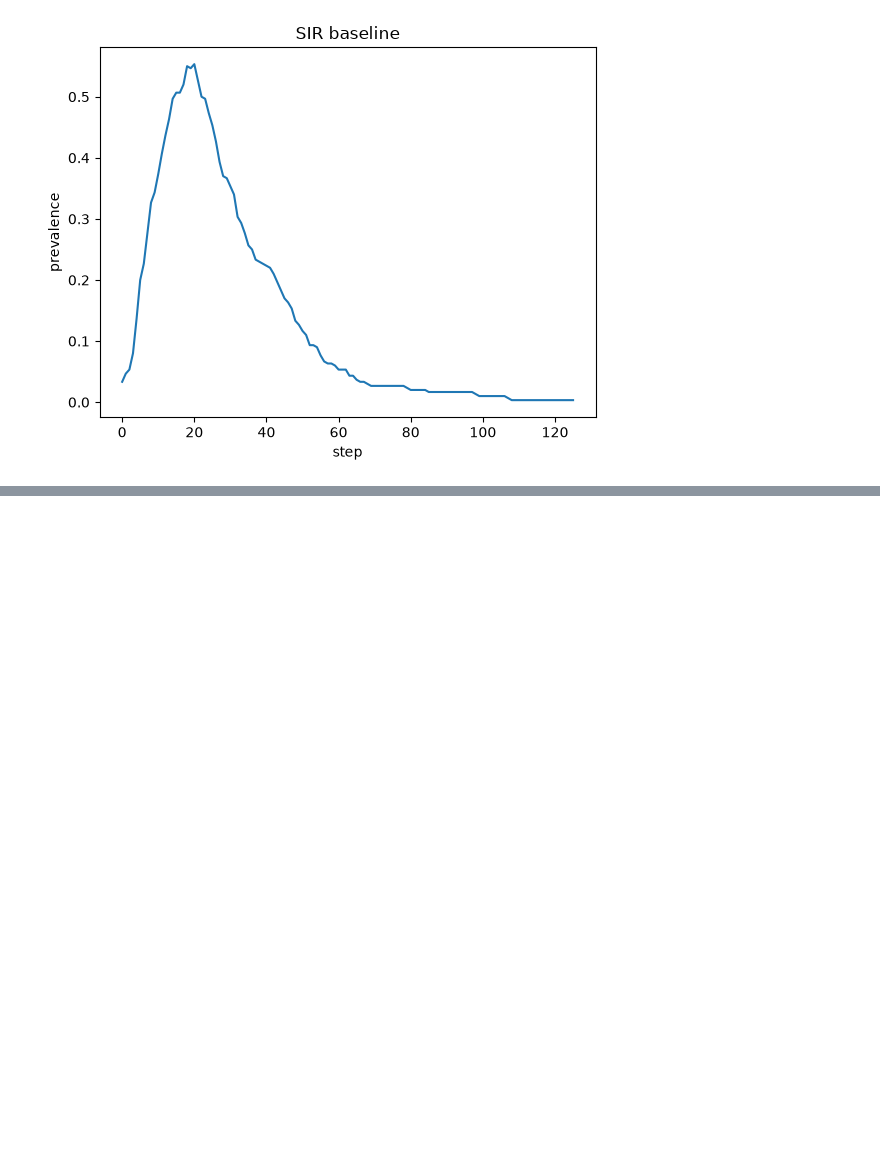
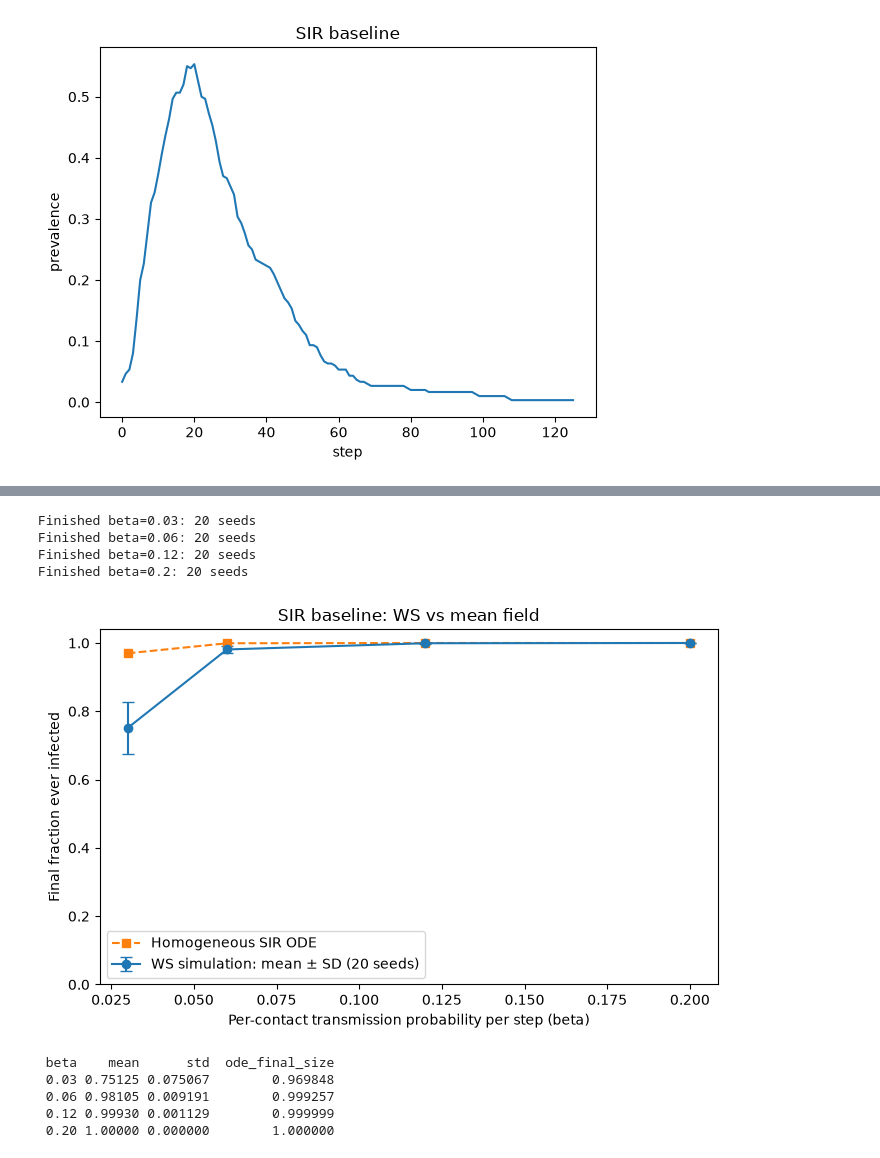
Before and after one commit to idawang142/4403PROJECT, a Jupyter notebook: notebooks/01_validation.ipynb, the cells around one changed output, grey strips where cells are left out. Cells and saved outputs as stored; diff of their text form; code cells hidden in the pictures; blank space fills up the shorter version.

Commit message:
Add mean-field validation and update network scope

```diff
--- a/notebooks/01_validation.ipynb
+++ b/notebooks/01_validation.ipynb
@@ -1,3 +1,12 @@
+# %%
+from pathlib import Path
+import sys
+ROOT = Path.cwd().resolve()
+if not (ROOT / "src").is_dir():
+    ROOT = ROOT.parent
+assert (ROOT / "src").is_dir(), "Open this notebook from the project folder"
+if str(ROOT) not in sys.path:
+    sys.path.insert(0, str(ROOT))
 # %% [markdown]
 # 01 Validation — SIR baseline (no behaviour)
 Checks: beta=0 no spread, gamma=1 fast recovery, determinism, mean-field sanity.
@@ -30,0 +32,61 @@ plt.plot(out['prev_series']); plt.xlabel('step'); plt.ylabel('prevalence'); plt.
+# %%
+import numpy as np
+import pandas as pd
+import matplotlib.pyplot as plt
+from scipy.integrate import solve_ivp
+from src.simulation import SimParams, run_coupled
+
+# Fractions s+i+r=1; beta and gamma are used as per-step rate approximations.
+N, K, GAMMA, INITIAL = 1000, 6, 0.05, 10
+BETAS = [0.03, 0.06, 0.12, 0.2]
+def ode_final(beta):
+    def rhs(t,y):
+        s,i,r=y
+        incidence=beta*K*s*i
+        recovery=GAMMA*i
+        return [-incidence, incidence-recovery, recovery]
+    sol=solve_ivp(rhs,(0,5000),[1-INITIAL/N,INITIAL/N,0.],
+                  rtol=1e-9,atol=1e-11)
+    assert sol.success
+    assert abs(sol.y[:, -1].sum()-1)<1e-7
+    assert sol.y[1,-1]<1e-7
+    return 1-sol.y[0,-1]
+
+rows=[]
+for beta in BETAS:
+    for seed in range(20):
+        out=run_coupled(SimParams(topology="ws",n=N,seed=seed,beta=beta,
+            gamma=GAMMA,init_infected=INITIAL,rule="none",max_steps=2000))
+        if out["duration"]>=2000:
+            raise RuntimeError("Simulation reached the time cap; extend the horizon")
+        rows.append({"beta":beta,"seed":seed,"final_size":out["final_size"]})
+    print(f"Finished beta={beta}: 20 seeds")
+runs=pd.DataFrame(rows)
+summary=runs.groupby("beta")["final_size"].agg(["mean","std"]).reset_index()
+summary["ode_final_size"]=[ode_final(b) for b in summary.beta]
+folder=ROOT/"figures"
+folder.mkdir(exist_ok=True)
+runs.to_csv(folder/"mean_field_runs.csv",index=False)
+summary.to_csv(folder/"mean_field_summary.csv",index=False)
+fig,ax=plt.subplots(figsize=(7,4.5))
+ax.errorbar(summary.beta,summary["mean"],yerr=summary["std"],fmt="o-",
+            capsize=4,label="WS simulation: mean ± SD (20 seeds)")
+ax.plot(summary.beta,summary.ode_final_size,"s--",label="Homogeneous SIR ODE")
+ax.set(xlabel="Per-contact transmission probability per step (beta)",
+       ylabel="Final fraction ever infected",ylim=(0,1.04),title="SIR baseline: WS vs mean field")
+ax.legend(); fig.tight_layout()
+fig.savefig(folder/"mean_field_validation.png",dpi=200)
+fig.savefig(folder/"mean_field_validation.pdf")
+plt.show()
+print(summary.to_string(index=False))
+# %% [output]
+Finished beta=0.03: 20 seeds
+Finished beta=0.06: 20 seeds
+Finished beta=0.12: 20 seeds
+Finished beta=0.2: 20 seeds
+[figure, added]
+ beta    mean      std  ode_final_size
+ 0.03 0.75125 0.075067        0.969848
+ 0.06 0.98105 0.009191        0.999257
+ 0.12 0.99930 0.001129        0.999999
+ 0.20 1.00000 0.000000        1.000000
```
Also changed, not shown: parts of 3 cells of this notebook, 5 other files.
